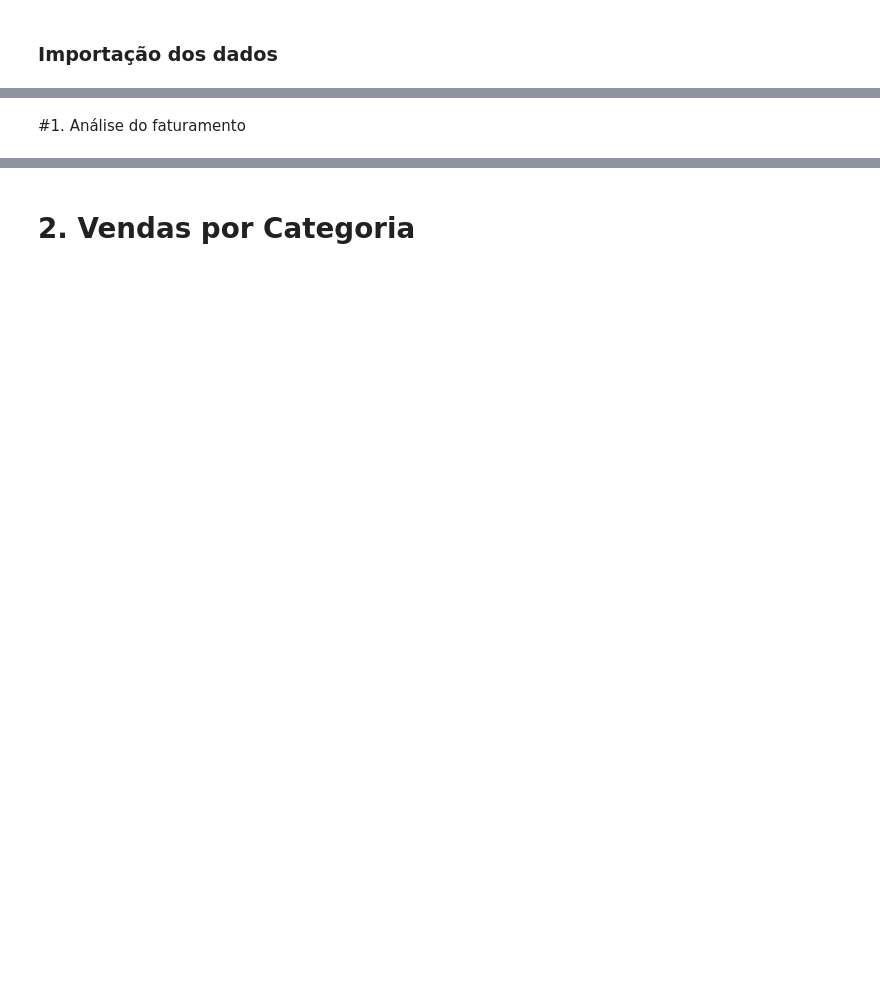
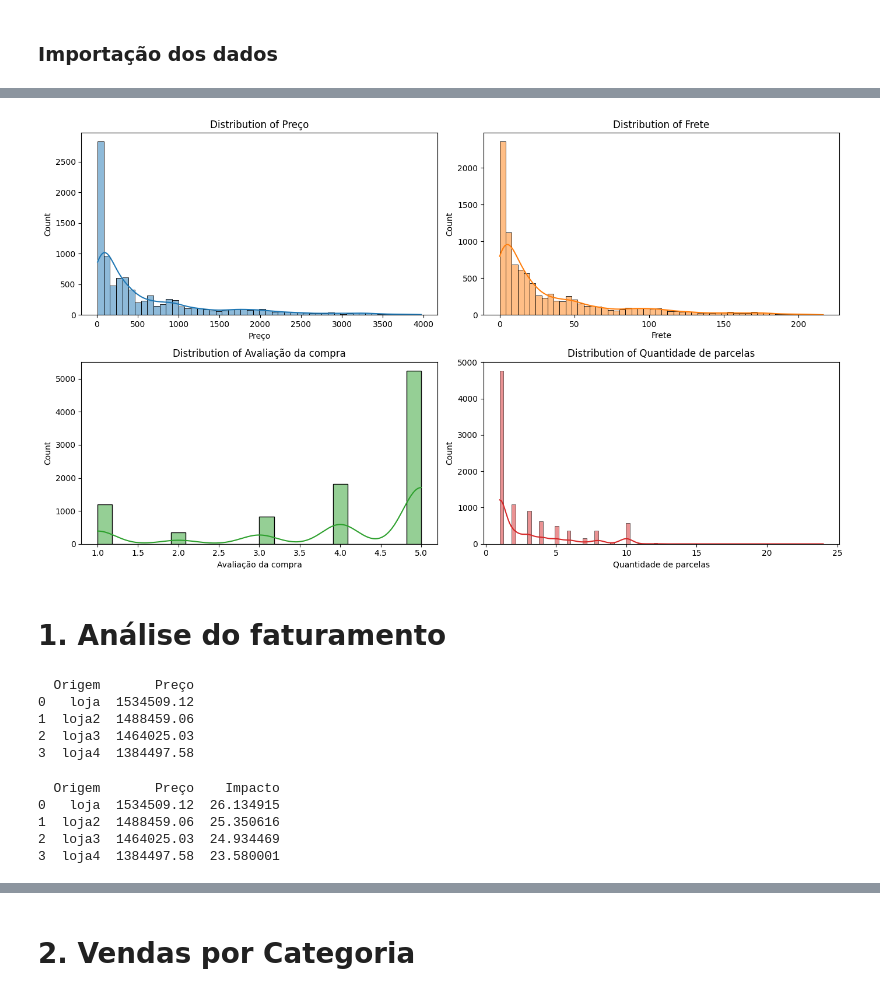
Before and after one commit to silverio1e99/storeBR, a Jupyter notebook: AluraStoreBr.ipynb, the cells around one changed output, grey strips where cells are left out. Saved outputs shown, nothing was run; the diff lists cells and outputs as text; code cells hidden in the pictures; blank space fills up the shorter version.

```diff
--- a/AluraStoreBr.ipynb
+++ b/AluraStoreBr.ipynb
@@ -24,2 +101,12 @@ loja.head()
+# %%
+plt.figure(figsize=(14, 8))
+for i, column in enumerate(['Preço', 'Frete', 'Avaliação da compra', 'Quantidade de parcelas']):
+    plt.subplot(2, 2, i + 1)
+    sns.histplot(df_loja[column], kde=True, color=f'C{i}')
+    plt.title(f'Distribution of {column}')
+plt.tight_layout()
+plt.show()
+# %% [output]
+[figure, added]
 # %% [markdown]
-#1. Análise do faturamento
+# 1. Análise do faturamento
@@ -25,0 +115,8 @@ loja.head()
+# %%
+print(faturamento_loja)
+# %% [output]
+  Origem       Preço
+0   loja  1534509.12
+1  loja2  1488459.06
+2  loja3  1464025.03
+3  loja4  1384497.58
@@ -25,0 +125,9 @@ loja.head()
+# %%
+faturamento_loja['Impacto'] = faturamento_loja['Preço'] / faturamento_total * 100
+print(faturamento_loja)
+# %% [output]
+  Origem       Preço    Impacto
+0   loja  1534509.12  26.134915
+1  loja2  1488459.06  25.350616
+2  loja3  1464025.03  24.934469
+3  loja4  1384497.58  23.580001
```
Also changed, not shown: parts of 59 cells of this notebook, 18 other files.
